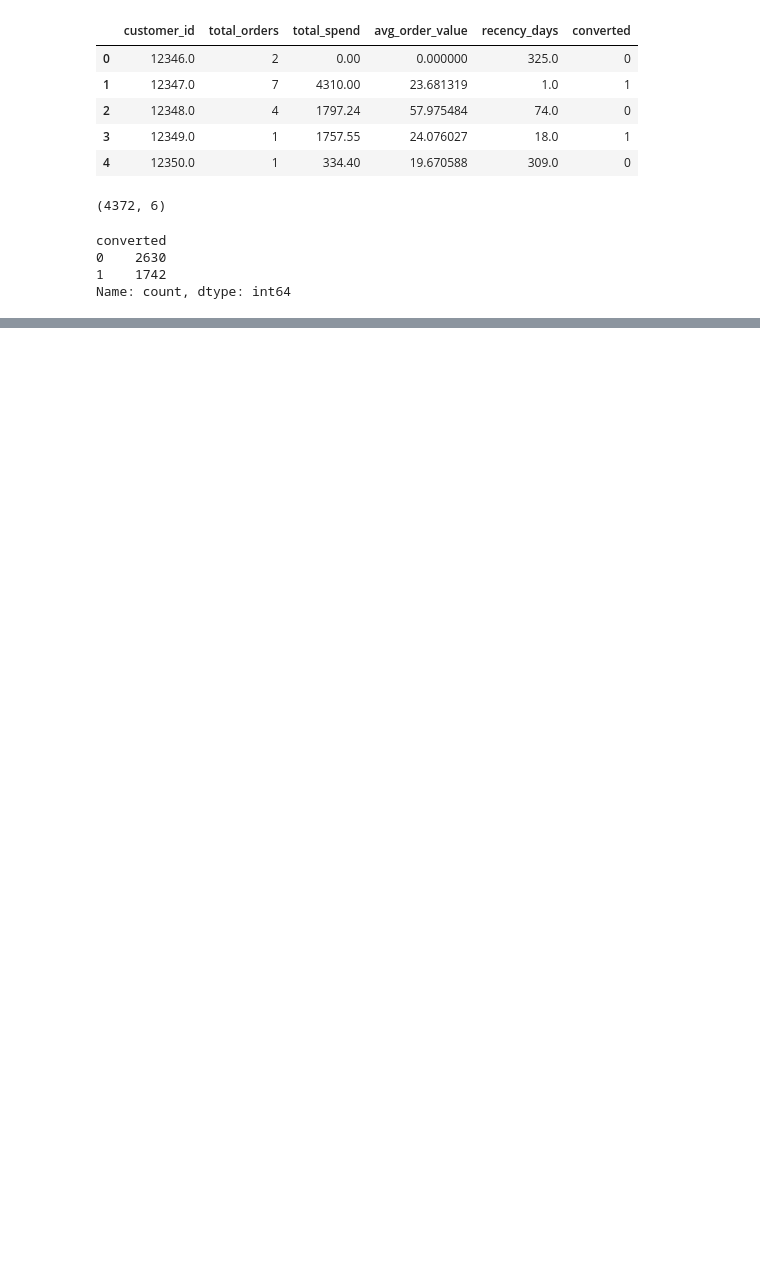
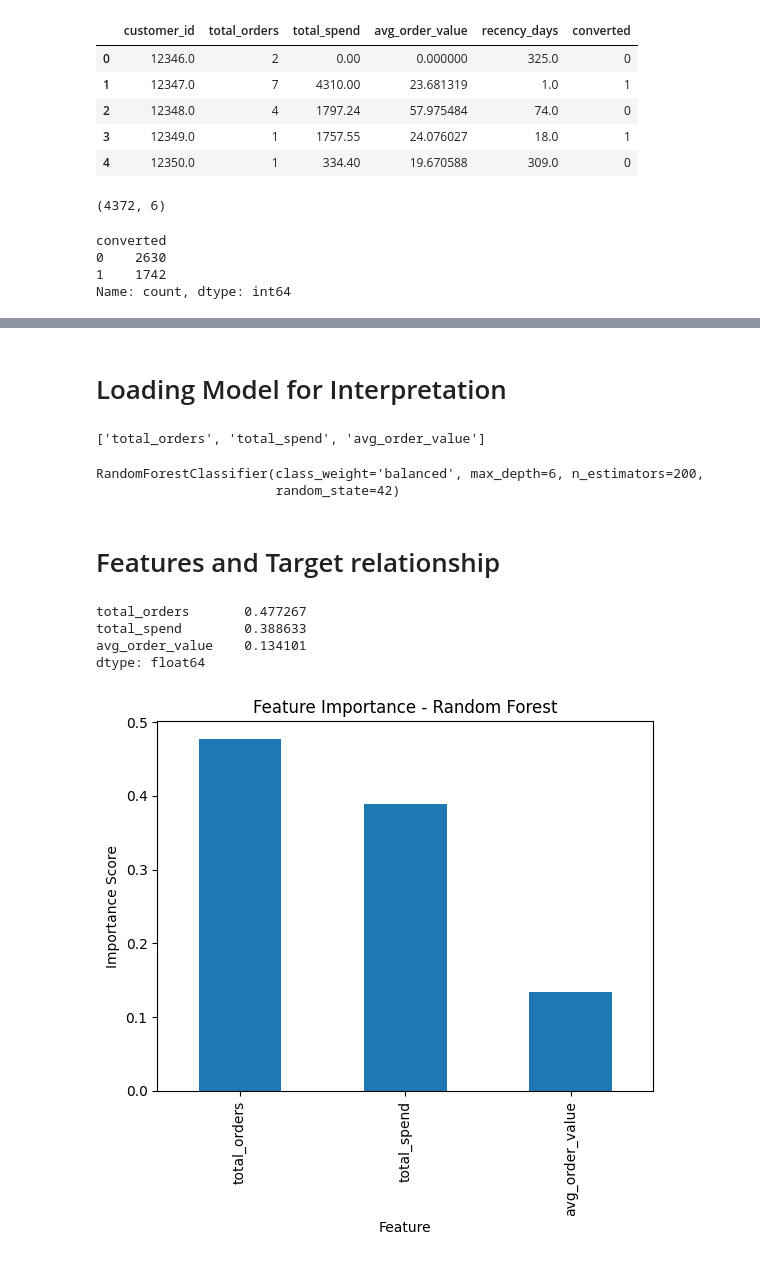
Before and after one commit to ritulchitra/customer-conversion-dbt-ml, a Jupyter notebook: ml/02_model_interpretation.ipynb, the cells around one changed output, grey strips where cells are left out. Saved outputs shown, nothing was run; the diff lists cells and outputs as text; code cells hidden in the pictures; blank space fills up the shorter version.

```diff
--- a/ml/02_model_interpretation.ipynb
+++ b/ml/02_model_interpretation.ipynb
@@ -51,0 +60,40 @@ df.columns
+# %% [markdown]
+# Loading Model for Interpretation
+# %%
+X = df.drop(columns=["customer_id", "converted", "recency_days"])
+y = df["converted"]
+
+X.columns.tolist()
+# %% [output]
+['total_orders', 'total_spend', 'avg_order_value']
+# %%
+import joblib
+model = joblib.load("model.joblib")
+model
+# %% [output]
+RandomForestClassifier(class_weight='balanced', max_depth=6, n_estimators=200,
+                       random_state=42)
+# %% [markdown]
+# Features and Target relationship
+# %%
+importances = pd.Series(
+    model.feature_importances_,
+    index=X.columns
+).sort_values(ascending=False)
+
+importances
+# %% [output]
+total_orders       0.477267
+total_spend        0.388633
+avg_order_value    0.134101
+dtype: float64
+# %%
+import matplotlib.pyplot as plt
+
+importances.plot(kind="bar")
+plt.title("Feature Importance - Random Forest")
+plt.ylabel("Importance Score")
+plt.xlabel("Feature")
+plt.show()
+# %% [output]
+[figure, added]
```
Also changed, not shown: parts of 8 cells of this notebook, 16 other files.
